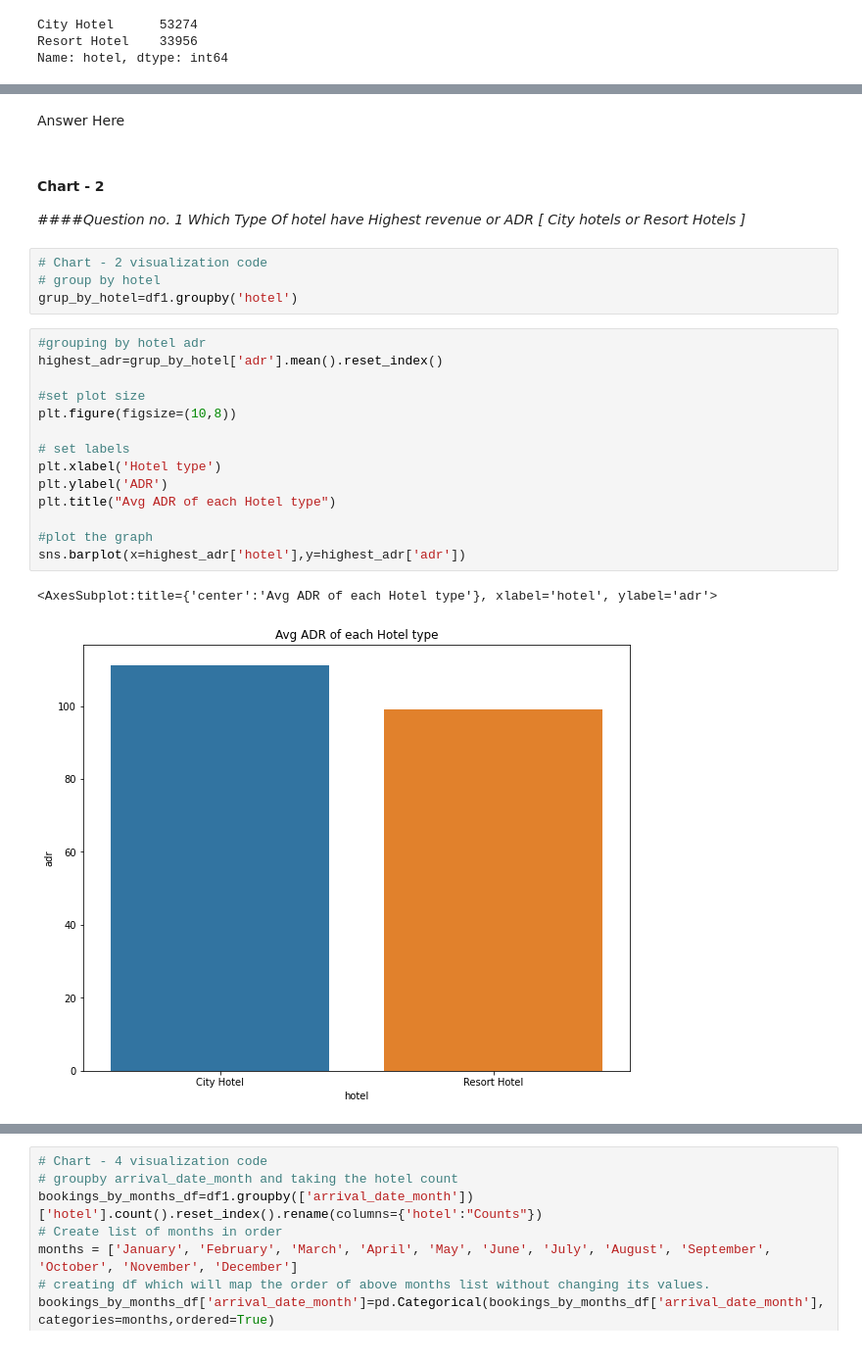
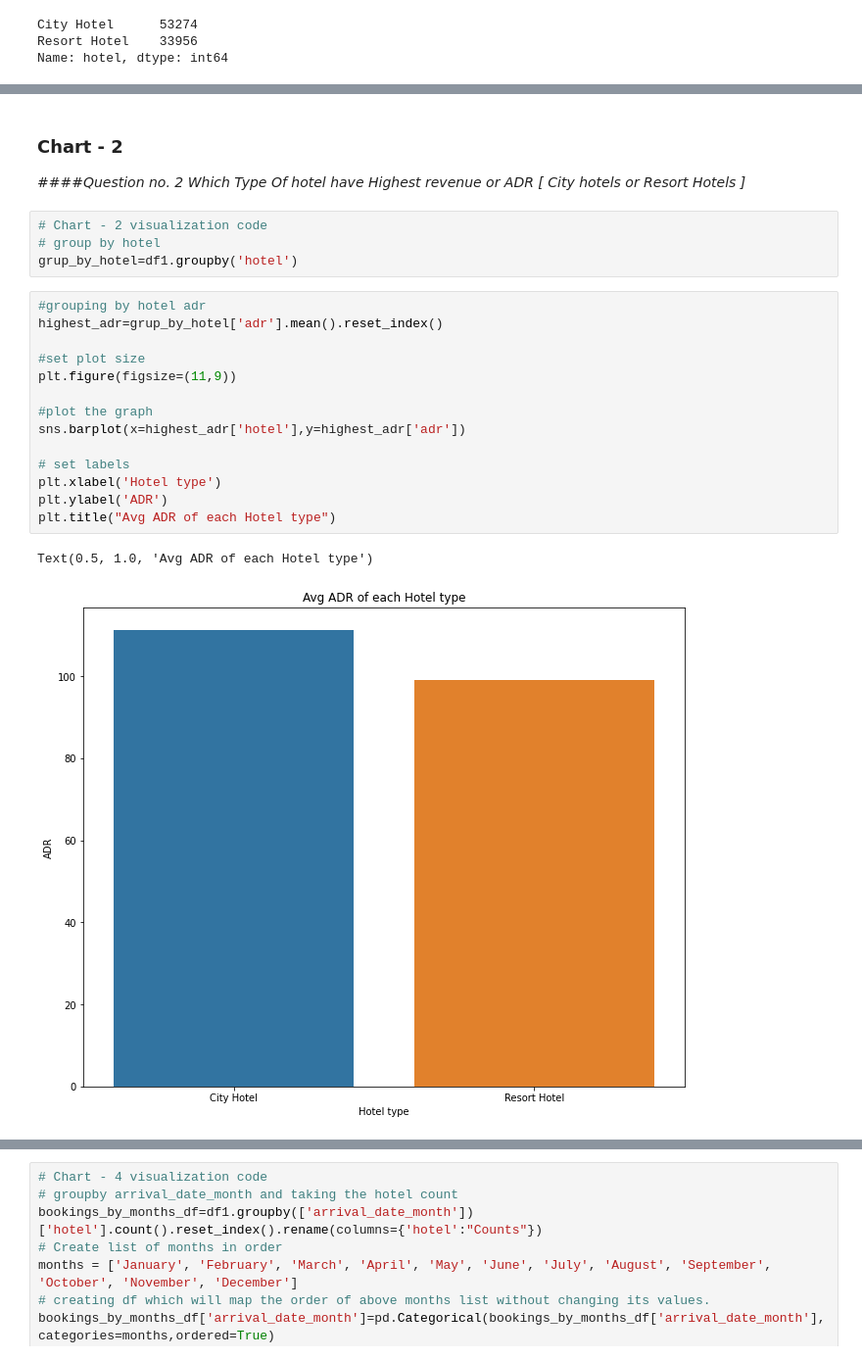
Before and after one commit to abhiwavhal/EDA-HOTEL-BOOKING-ANALYSIS, a Jupyter notebook: Hotel_booking_individual_EDA_Submission.ipynb, the cells around one changed output, grey strips where cells are left out. Shown at 98% size. Cells and saved outputs as stored; diff of their text form.

```diff
--- a/Hotel_booking_individual_EDA_Submission.ipynb
+++ b/Hotel_booking_individual_EDA_Submission.ipynb
@@ -417,8 +418,6 @@ Are there any insights that lead to negative growth? Justify with specific reaso
-# %% [markdown]
-Answer Here
 # %% [markdown]
-#### Chart - 2
-####*Question no. 1 Which Type Of hotel have Highest revenue or ADR [ City hotels or Resort Hotels ]*
+### Chart - 2
+####*Question no. 2 Which Type Of hotel have Highest revenue or ADR [ City hotels or Resort Hotels ]*
 # %%
 # Chart - 2 visualization code
 # group by hotel
@@ -426,17 +425,17 @@ grup_by_hotel=df1.groupby('hotel')
 # %%
 #grouping by hotel adr
 highest_adr=grup_by_hotel['adr'].mean().reset_index()
 
 #set plot size
-plt.figure(figsize=(10,8))
+plt.figure(figsize=(11,9))
+
+#plot the graph
+sns.barplot(x=highest_adr['hotel'],y=highest_adr['adr'])
 
 # set labels
 plt.xlabel('Hotel type')
 plt.ylabel('ADR')
 plt.title("Avg ADR of each Hotel type")
-
-#plot the graph
-sns.barplot(x=highest_adr['hotel'],y=highest_adr['adr'])
 # %% [output]
-<AxesSubplot:title={'center':'Avg ADR of each Hotel type'}, xlabel='hotel', ylabel='adr'>
+Text(0.5, 1.0, 'Avg ADR of each Hotel type')
-[figure, old version]
+[figure, new version]
```
Also changed, not shown: parts of 123 cells of this notebook.
